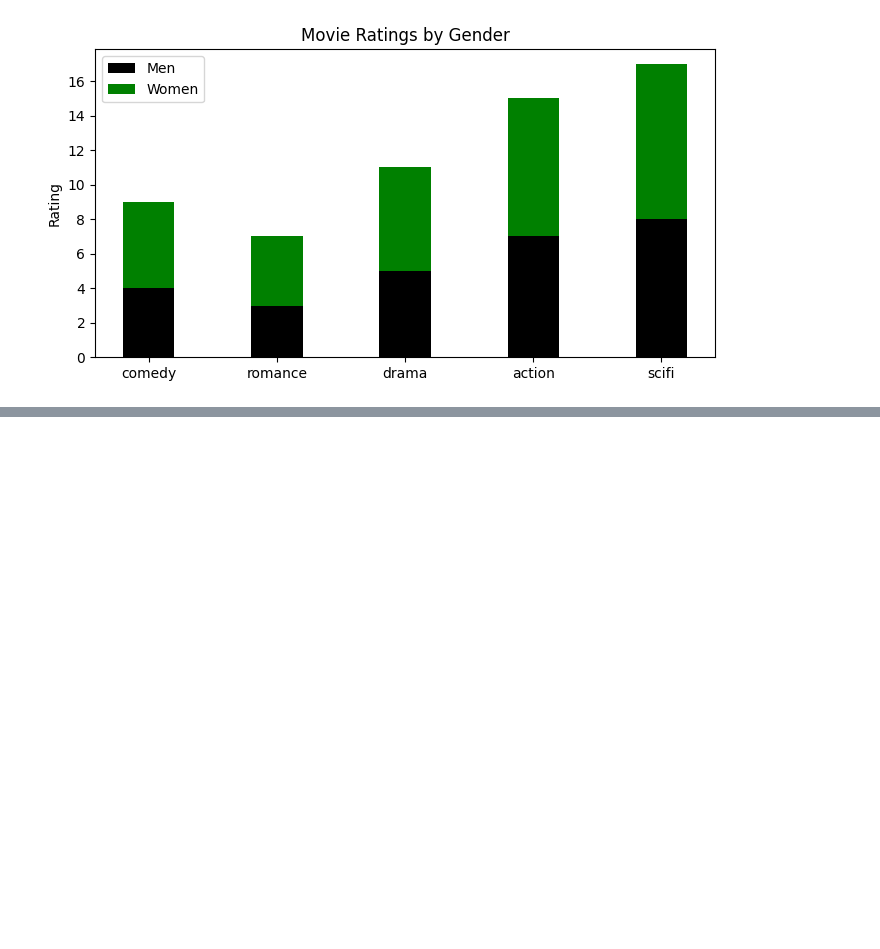
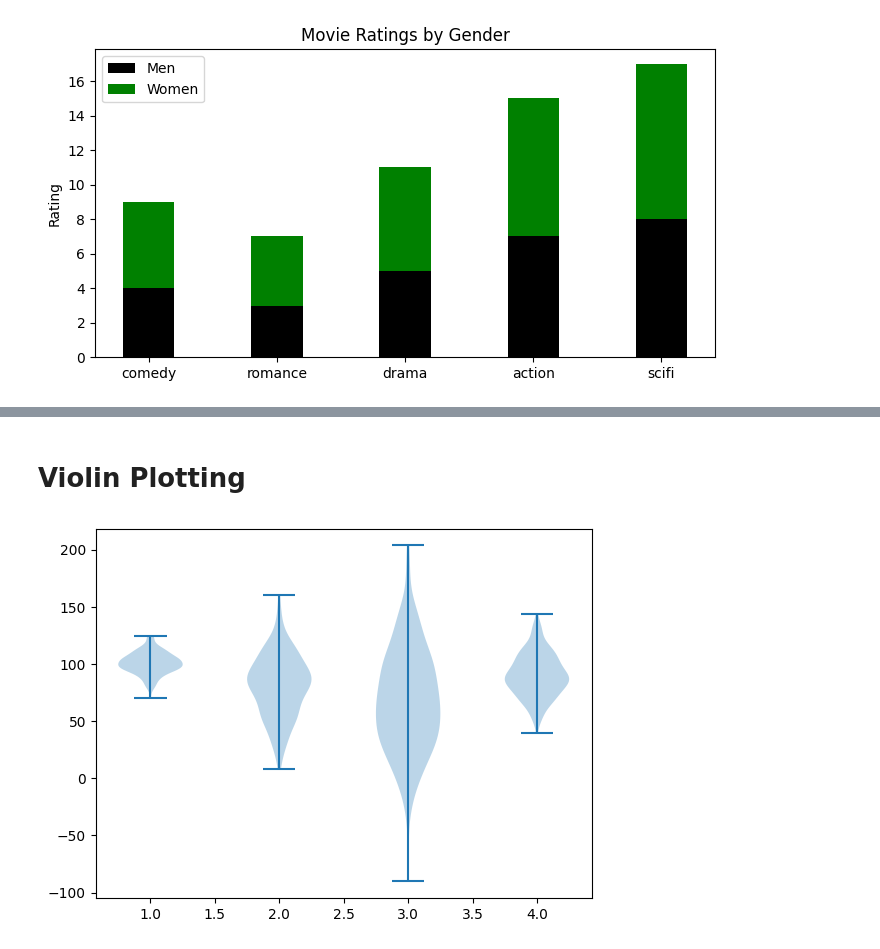
Before and after one commit to sachin5031/Python_Data_Visualization, a Jupyter notebook: BBVHS_04.ipynb, the cells around one changed output, grey strips where cells are left out. Saved outputs shown, nothing was run; the diff lists cells and outputs as text; code cells hidden in the pictures; blank space fills up the shorter version.

```diff
--- a/BBVHS_04.ipynb
+++ b/BBVHS_04.ipynb
@@ -77,0 +98,7 @@ import random
+# %% [markdown]
+# Violin Plotting
+# %%
+plt.violinplot(data)
+plt.show()
+# %% [output]
+[figure, added]
```
Also changed, not shown: parts of 9 cells of this notebook.
